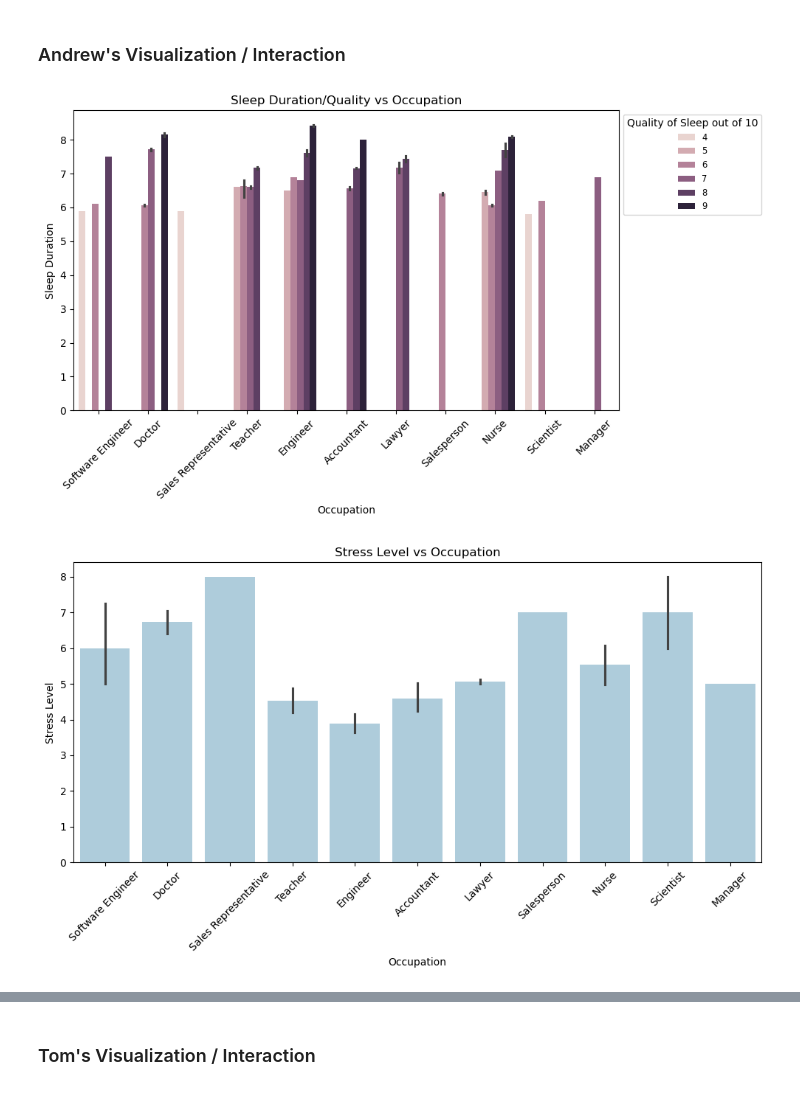
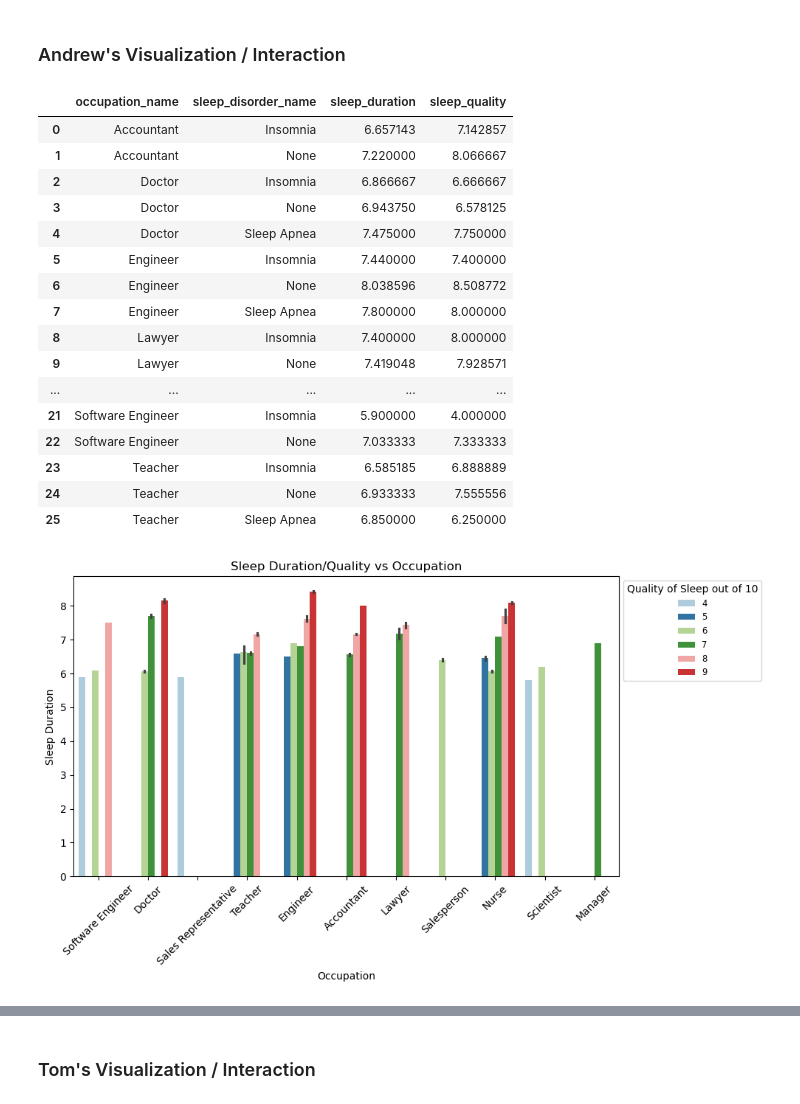
Before and after one commit to reederickson/Project_3, a Jupyter notebook: Project3.ipynb, the cells around one changed output, grey strips where cells are left out. Cells and saved outputs as stored; diff of their text form; code cells hidden in the pictures.

```diff
--- a/Project3.ipynb
+++ b/Project3.ipynb
@@ -163,35 +163,44 @@ display(gender_dropdown,out1)
 [interactive output not drawn]
 # %% [markdown]
 ### Andrew's Visualization / Interaction
+# %%
+means_by_occupation = data.groupby(['occupation_name', 'sleep_disorder_name']).agg({'sleep_duration': 'mean', 'sleep_quality': 'mean'}).reset_index()
+
+means_by_occupation
+# %% [output]
+|  | occupation_name | sleep_disorder_name | sleep_duration | sleep_quality |
+| 0 | Accountant | Insomnia | 6.657143 | 7.142857 |
+| 1 | Accountant | None | 7.220000 | 8.066667 |
+| 2 | Doctor | Insomnia | 6.866667 | 6.666667 |
+| 3 | Doctor | None | 6.943750 | 6.578125 |
+| 4 | Doctor | Sleep Apnea | 7.475000 | 7.750000 |
+| 5 | Engineer | Insomnia | 7.440000 | 7.400000 |
+| 6 | Engineer | None | 8.038596 | 8.508772 |
+| 7 | Engineer | Sleep Apnea | 7.800000 | 8.000000 |
+| 8 | Lawyer | Insomnia | 7.400000 | 8.000000 |
+| 9 | Lawyer | None | 7.419048 | 7.928571 |
+| ... | ... | ... | ... | ... |
+| 21 | Software Engineer | Insomnia | 5.900000 | 4.000000 |
+| 22 | Software Engineer | None | 7.033333 | 7.333333 |
+| 23 | Teacher | Insomnia | 6.585185 | 6.888889 |
+| 24 | Teacher | None | 6.933333 | 7.555556 |
+| 25 | Teacher | Sleep Apnea | 6.850000 | 6.250000 |
 # %%
-# Set a custom color palette
-#sns.set_palette("husl")
 # 1. Sleep Duration/Quality vs Occupation
 plt.figure(figsize=(10, 6))
-ax = sns.barplot(data=data, x='occupation_name', y='sleep_duration', hue='sleep_quality')
+ax = sns.barplot(data=data, x='occupation_name', y='sleep_duration', hue='sleep_quality', palette="Paired")
 plt.title('Sleep Duration/Quality vs Occupation')
 plt.xlabel('Occupation')
 plt.ylabel('Sleep Duration')
 # Rotate the job titles by 45 degrees
 plt.xticks(rotation=45)
 # Customize legend labels as numbers from 0 to 10 and legend title
 legend_labels = [f'{label}/10' for label in range(11)]
 legend_title = 'Quality of Sleep out of 10'
 legend = plt.legend(title=legend_title, loc='upper left', fontsize='small', bbox_to_anchor=(1, 1))
 if len(legend_labels) == len(legend.get_texts()):
     for i, text in enumerate(legend_labels):
         legend.get_texts()[i].set_text(text)
 plt.tight_layout()
-# 6. Stress Level vs Occupation
-plt.figure(figsize=(10, 6))
-sns.barplot(data=data, x='occupation_name', y='stress_level')
-plt.title('Stress Level vs Occupation')
-plt.xlabel('Occupation')
-plt.ylabel('Stress Level')
-plt.xticks(rotation=45)
-plt.tight_layout()
-
-plt.show()
 # %% [output]
-[figure, old version]
+[figure, new version]
-[figure, removed]
```
Also changed, not shown: parts of 8 cells of this notebook.
